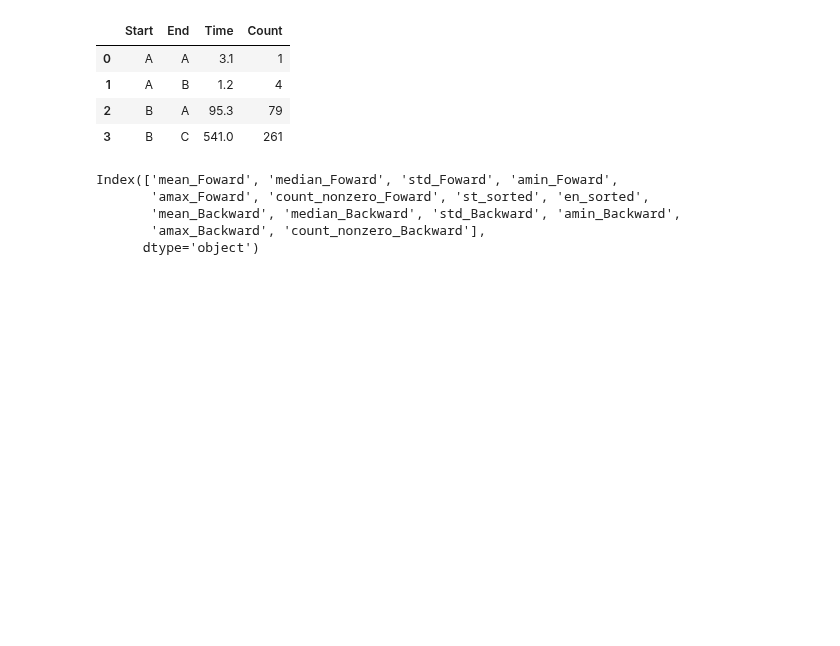
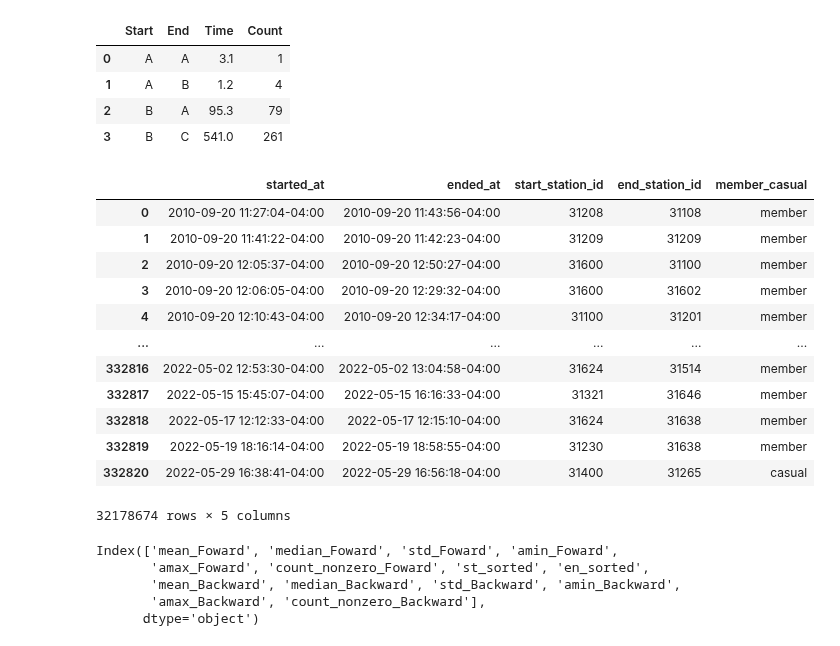
Before and after one commit to mlinds/cabi-data, a Jupyter notebook: notebooks/stats.ipynb, the cells around one changed output. Drawn from its saved outputs; the diff is of its cells as text; code cells hidden in the pictures; blank space fills up the shorter version.

```diff
--- a/notebooks/stats.ipynb
+++ b/notebooks/stats.ipynb
@@ -11,7 +11,22 @@ pd.DataFrame({'Start':['A','A','B','B'],'End':['A','B','A','C'],'Time':[3.1,1.2,
 | 3 | B | C | 541.0 | 261 |
 # %%
 tripdata = pd.read_parquet('../data/interim/comb_trips.gzip')
-tripdata = tripdata.loc[(tripdata.end_station_id!=0)&(tripdata.start_station_id!=0)]
 
 tripdata = tripdata.loc[tripdata.ended_at>tripdata.started_at]
+# %%
+tripdata.assign(started_at=tripdata.started_at.dt.tz_localize('America/New_York',ambiguous='NaT'),ended_at=tripdata.ended_at.dt.tz_localize('America/New_York',ambiguous='NaT'))
+# %% [output]
+|  | started_at | ended_at | start_station_id | end_station_id | member_casual |
+| 0 | 2010-09-20 11:27:04-04:00 | 2010-09-20 11:43:56-04:00 | 31208 | 31108 | member |
+| 1 | 2010-09-20 11:41:22-04:00 | 2010-09-20 11:42:23-04:00 | 31209 | 31209 | member |
+| 2 | 2010-09-20 12:05:37-04:00 | 2010-09-20 12:50:27-04:00 | 31600 | 31100 | member |
+| 3 | 2010-09-20 12:06:05-04:00 | 2010-09-20 12:29:32-04:00 | 31600 | 31602 | member |
+| 4 | 2010-09-20 12:10:43-04:00 | 2010-09-20 12:34:17-04:00 | 31100 | 31201 | member |
+| ... | ... | ... | ... | ... | ... |
+| 332816 | 2022-05-02 12:53:30-04:00 | 2022-05-02 13:04:58-04:00 | 31624 | 31514 | member |
+| 332817 | 2022-05-15 15:45:07-04:00 | 2022-05-15 16:16:33-04:00 | 31321 | 31646 | member |
+| 332818 | 2022-05-17 12:12:33-04:00 | 2022-05-17 12:15:10-04:00 | 31624 | 31638 | member |
+| 332819 | 2022-05-19 18:16:14-04:00 | 2022-05-19 18:58:55-04:00 | 31230 | 31638 | member |
+| 332820 | 2022-05-29 16:38:41-04:00 | 2022-05-29 16:56:18-04:00 | 31400 | 31265 | casual |
+32178674 rows × 5 columns
 # %%
```
Also changed, not shown: parts of 1 cell of this notebook, 7 other files.
